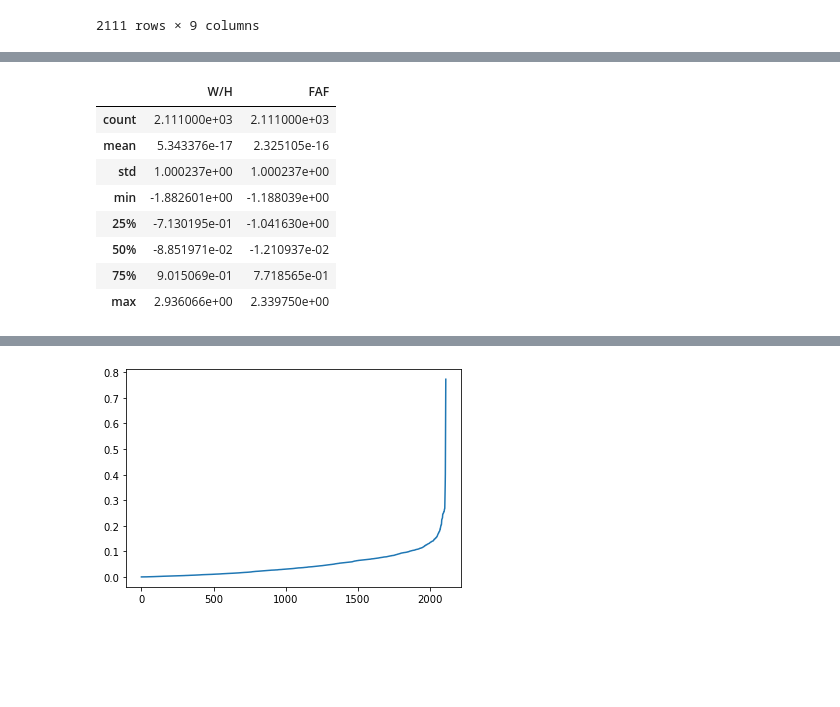
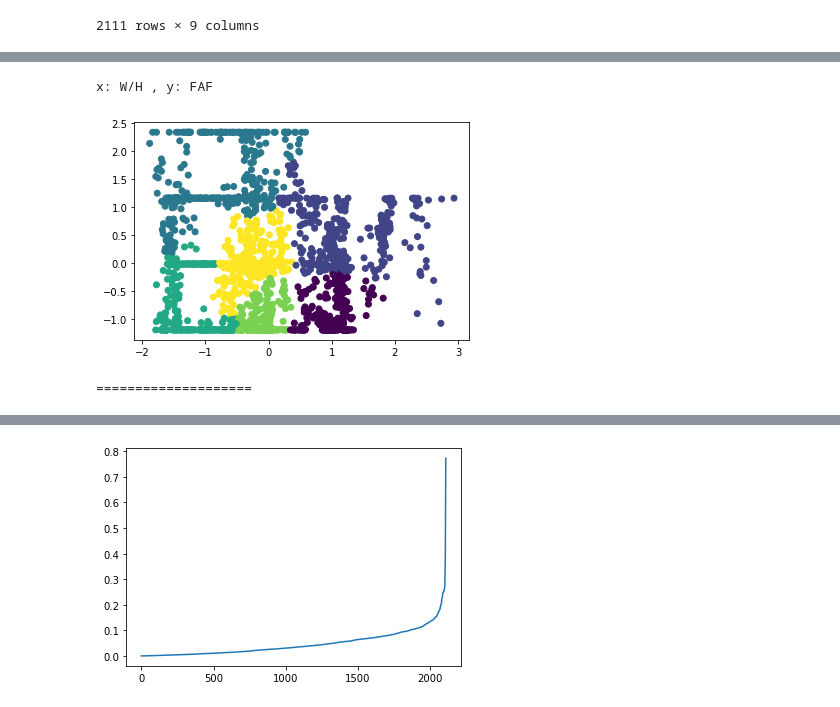
Before and after one commit to yamoyamoto/ml_playground, a Jupyter notebook: work/clastering/classtering.ipynb, the cells around one changed output, grey strips where cells are left out. Drawn from its saved outputs; the diff is of its cells as text; code cells hidden in the pictures; blank space fills up the shorter version.

```diff
--- a/work/clastering/classtering.ipynb
+++ b/work/clastering/classtering.ipynb
@@ -84,12 +104,26 @@ def plot_k_th_dists(df: pd.DataFrame, k):
+# %%
+def exec_clustering_from_two_dim(train_data, x_col, y_col):
+  X = train_data[x_col]
+  Y = train_data[y_col]
+
+  Z = linkage(train_data_1, method='ward', metric='euclidean')
+  F = fcluster(Z, t=6, criterion="maxclust")
+
+  ax = get_ax_of_clustering_result(X, Y, F)
+
+  print("x:", x_col, ", y:", y_col)
+  plt.show()
+  print("="*20)
+
+
+def get_ax_of_clustering_result(X, Y, L):
+  fig = plt.figure()
+  ax = fig.add_subplot()
+  ax.scatter(X, Y, c=L)
+  return ax
 # %%
-pd.concat([train_data["W/H"], train_data["FAF"]], axis=1).describe()
+exec_clustering_from_two_dim(train_data, "W/H", "FAF")
 # %% [output]
-|  | W/H | FAF |
-| count | 2.111000e+03 | 2.111000e+03 |
-| mean | 5.343376e-17 | 2.325105e-16 |
-| std | 1.000237e+00 | 1.000237e+00 |
-| min | -1.882601e+00 | -1.188039e+00 |
-| 25% | -7.130195e-01 | -1.041630e+00 |
-| 50% | -8.851971e-02 | -1.210937e-02 |
-| 75% | 9.015069e-01 | 7.718565e-01 |
-| max | 2.936066e+00 | 2.339750e+00 |
+x: W/H , y: FAF
+[figure, added]
+====================
```
Also changed, not shown: parts of 5 cells of this notebook, 4 other files.
